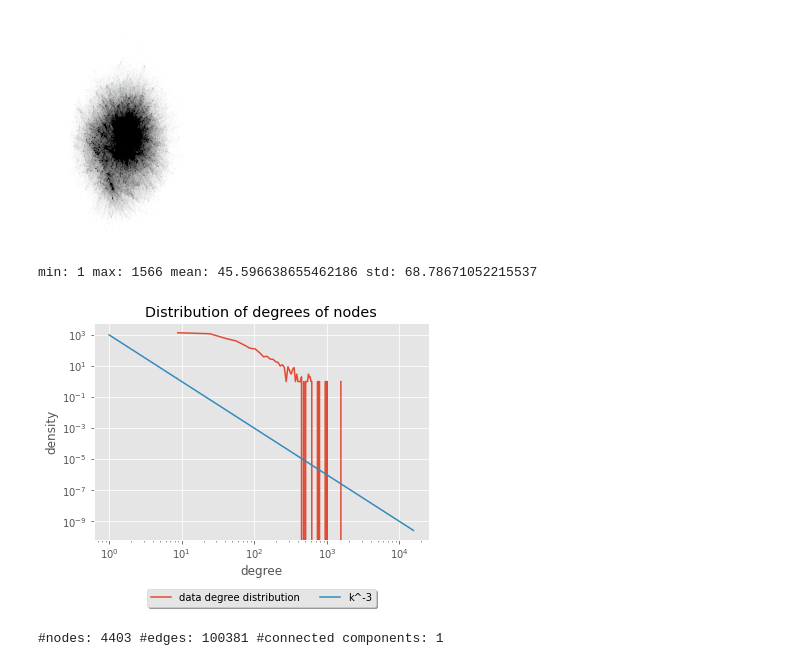
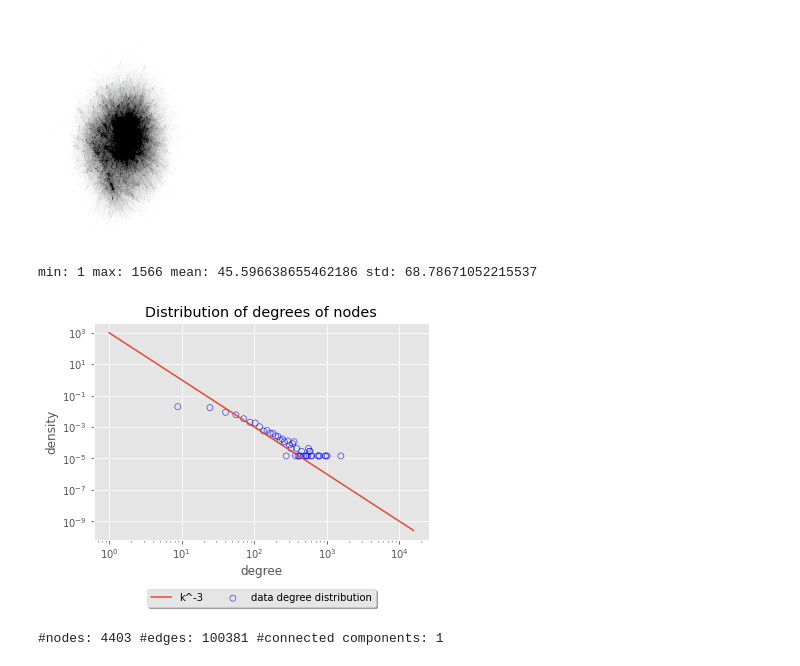
Before and after one commit to AlessandroManente/HDP_Project, a Jupyter notebook: test_real_dataset/true_dataset_study.ipynb, the cells around one changed output. Cells and saved outputs as stored; diff of their text form; code cells hidden in the pictures.

```diff
--- a/test_real_dataset/true_dataset_study.ipynb
+++ b/test_real_dataset/true_dataset_study.ipynb
@@ -51,25 +51,26 @@ plt.savefig("spiral_kamada_kawai.png", dpi=3600)
 # %%
 degrees = [val for (node, val) in G.degree()]
 
 plt.figure(figsize=(6,4))
-y,bin_edges = np.histogram(degrees, bins=100)
+y,bin_edges = np.histogram(degrees, bins=100, density=True)
 bin_centers = 0.5*(bin_edges[1:]+bin_edges[:-1])
-plt.plot(bin_centers, y, '-', label='data degree distribution')
+# plt.plot(bin_centers, y, '-', label='data degree distribution')
+plt.scatter(bin_centers, y, color="none", edgecolor="blue", label='data degree distribution')
 plt.plot(range(1, int(max(bin_centers))*10), [k**(-3) for k in [i/10 for i in range(1, int(max(bin_centers))*10)]], '-', label='k^-3')
 plt.legend(loc='upper center', bbox_to_anchor=(0.5, -0.2), shadow=True, ncol=2)
 plt.xscale('log')
 plt.yscale('log')
 plt.xlabel('degree')
 plt.ylabel('density')
 plt.title('Distribution of degrees of nodes')
 plt.savefig('distribution_degrees.png', bbox_inches="tight", dpi=600)
 
 degrees_counts = pd.Series(degrees).value_counts()
 
 print('min:', min(degrees), 'max:', max(degrees), 'mean:', np.mean(degrees), 'std:', np.std(degrees))
 # %% [output]
 min: 1 max: 1566 mean: 45.596638655462186 std: 68.78671052215537
-[figure, old version]
+[figure, new version]
 # %%
 print('#nodes:', nx.classes.function.number_of_nodes(G), '#edges:', nx.classes.function.number_of_edges(G), '#connected components:', nx.algorithms.components.number_connected_components(G))
 # %% [output]
```
Also changed, not shown: 11 other files.
